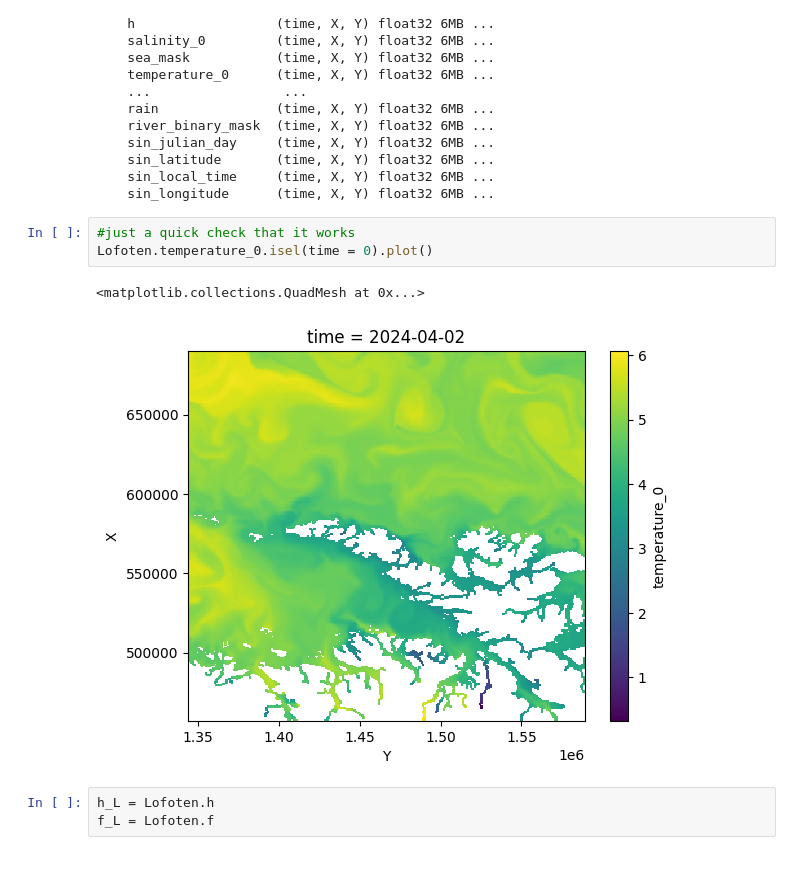
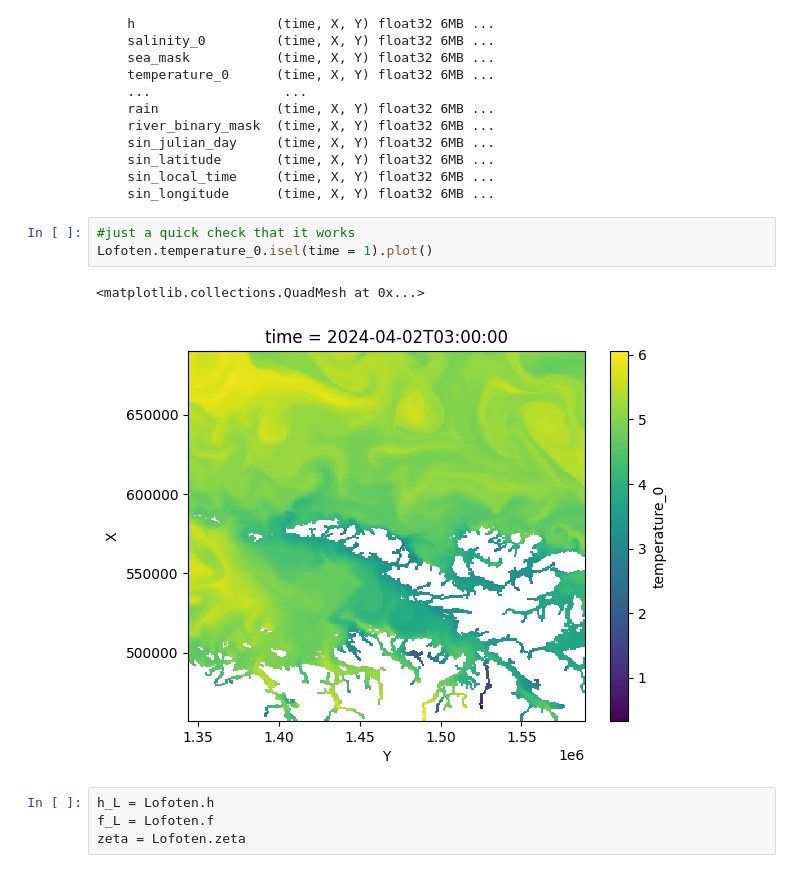
Before and after one commit to metno/ocean-ai, a Jupyter notebook: plot/contourlines.ipynb, the cells around one changed output. Saved outputs shown, nothing was run; the diff lists cells and outputs as text.

```diff
--- a/plot/contourlines.ipynb
+++ b/plot/contourlines.ipynb
@@ -106,10 +106,11 @@ Data variables: (12/26)
     sin_longitude      (time, X, Y) float32 6MB ...
 # %%
 #just a quick check that it works
-Lofoten.temperature_0.isel(time = 0).plot()
+Lofoten.temperature_0.isel(time = 1).plot()
 # %% [output]
 <matplotlib.collections.QuadMesh at 0x...>
-[figure, old version]
+[figure, new version]
 # %%
 h_L = Lofoten.h
 f_L = Lofoten.f
+zeta = Lofoten.zeta
```
Also changed, not shown: parts of 12 cells of this notebook.
